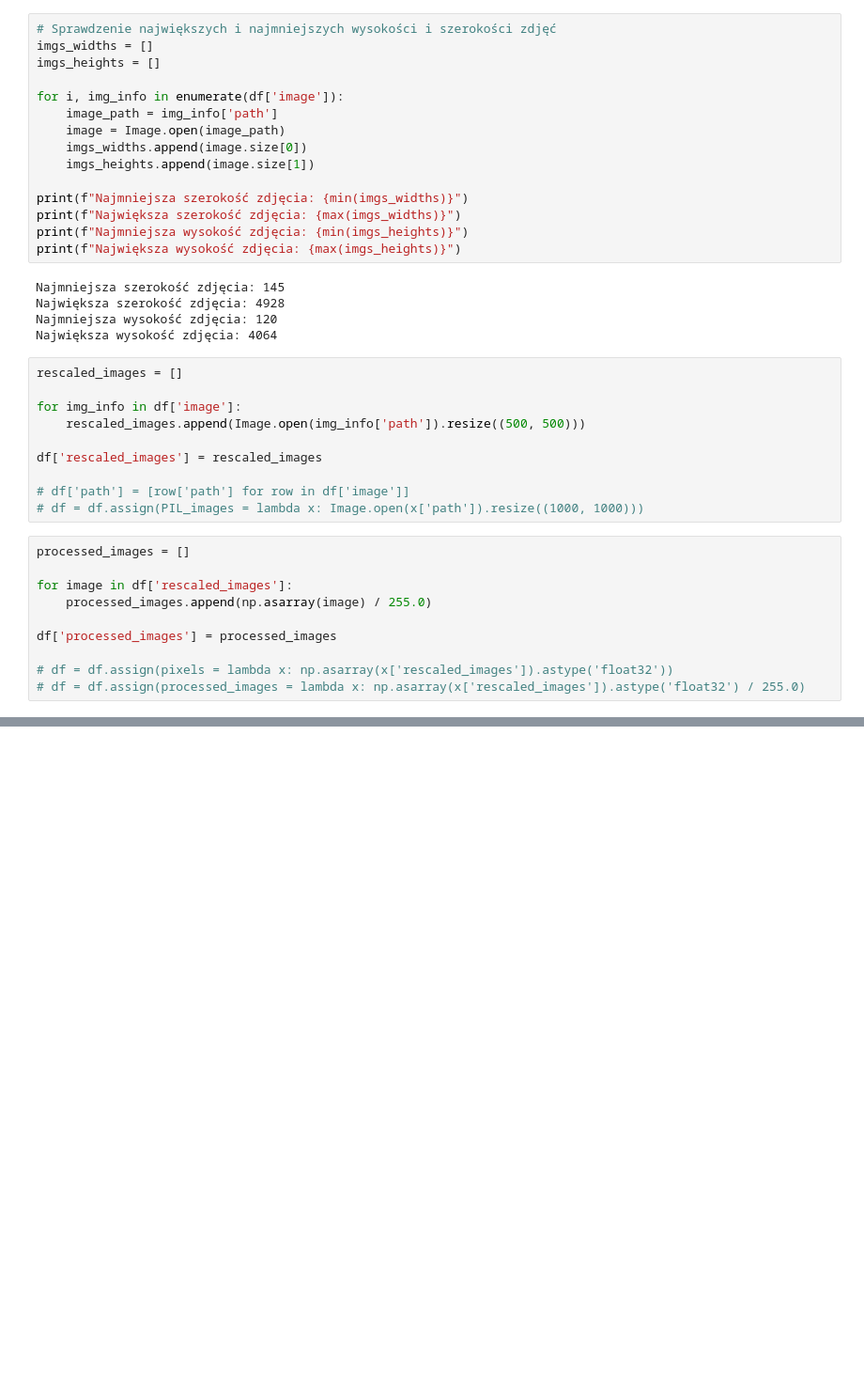
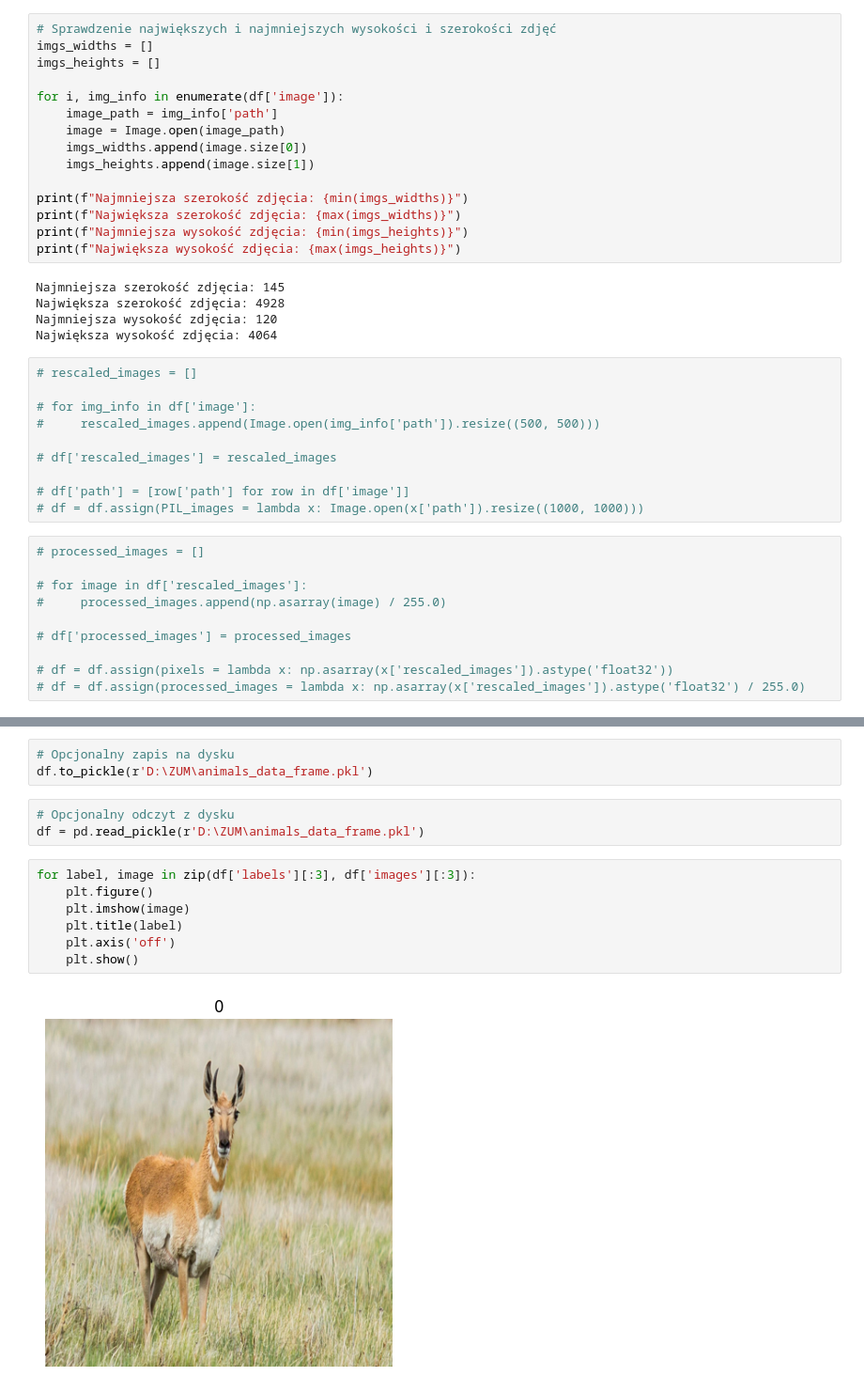
Before and after one commit to Miczel00/ZUM_Project, a Jupyter notebook: Data_cleaning.ipynb, the cells around one changed output, grey strips where cells are left out. Shown at 94% size. Cells and saved outputs as stored; diff of their text form; blank space fills up the shorter version.

Commit message:
Optimize data processing in jupyter notebook

```diff
--- a/Data_cleaning.ipynb
+++ b/Data_cleaning.ipynb
@@ -218,22 +209,22 @@ Największa szerokość zdjęcia: 4928
 Najmniejsza wysokość zdjęcia: 120
 Największa wysokość zdjęcia: 4064
 # %%
-rescaled_images = []
+# rescaled_images = []
 
-for img_info in df['image']:
-    rescaled_images.append(Image.open(img_info['path']).resize((500, 500)))
+# for img_info in df['image']:
+#     rescaled_images.append(Image.open(img_info['path']).resize((500, 500)))
 
-df['rescaled_images'] = rescaled_images
+# df['rescaled_images'] = rescaled_images
 
 # df['path'] = [row['path'] for row in df['image']]
 # df = df.assign(PIL_images = lambda x: Image.open(x['path']).resize((1000, 1000)))
 # %%
-processed_images = []
+# processed_images = []
 
-for image in df['rescaled_images']:
-    processed_images.append(np.asarray(image) / 255.0)
+# for image in df['rescaled_images']:
+#     processed_images.append(np.asarray(image) / 255.0)
 
-df['processed_images'] = processed_images
+# df['processed_images'] = processed_images
 
 # df = df.assign(pixels = lambda x: np.asarray(x['rescaled_images']).astype('float32'))
 # df = df.assign(processed_images = lambda x: np.asarray(x['rescaled_images']).astype('float32') / 255.0)
@@ -310,0 +350,15 @@ df['brightness_adjusted_images'] = brightness_adjusted_images
+# %%
+# Opcjonalny zapis na dysku
+df.to_pickle(r'D:\ZUM\animals_data_frame.pkl')
+# %%
+# Opcjonalny odczyt z dysku
+df = pd.read_pickle(r'D:\ZUM\animals_data_frame.pkl')
+# %%
+for label, image in zip(df['labels'][:3], df['images'][:3]):
+    plt.figure()
+    plt.imshow(image)
+    plt.title(label)
+    plt.axis('off')
+    plt.show()
+# %% [output]
+[figure, added]
```
Also changed, not shown: parts of 30 cells of this notebook.
